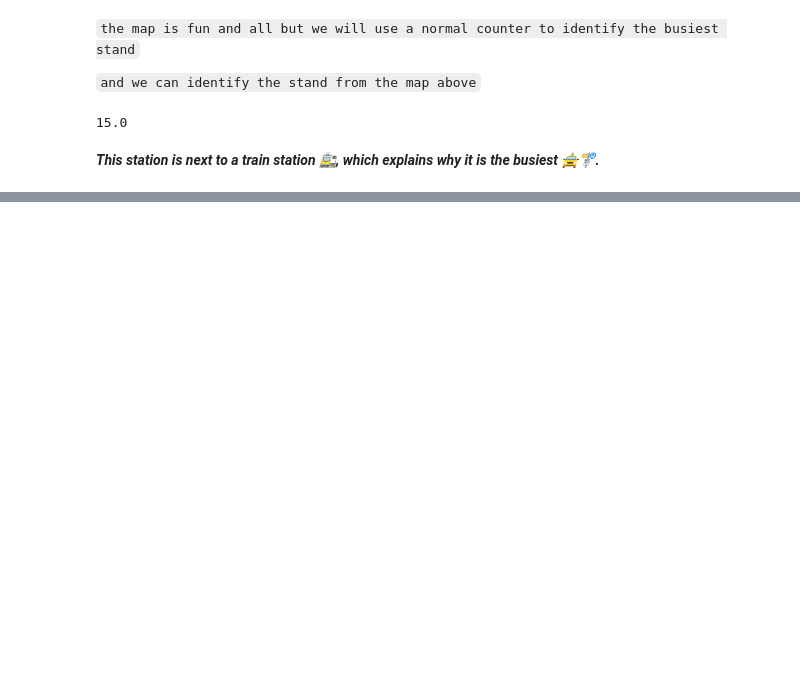
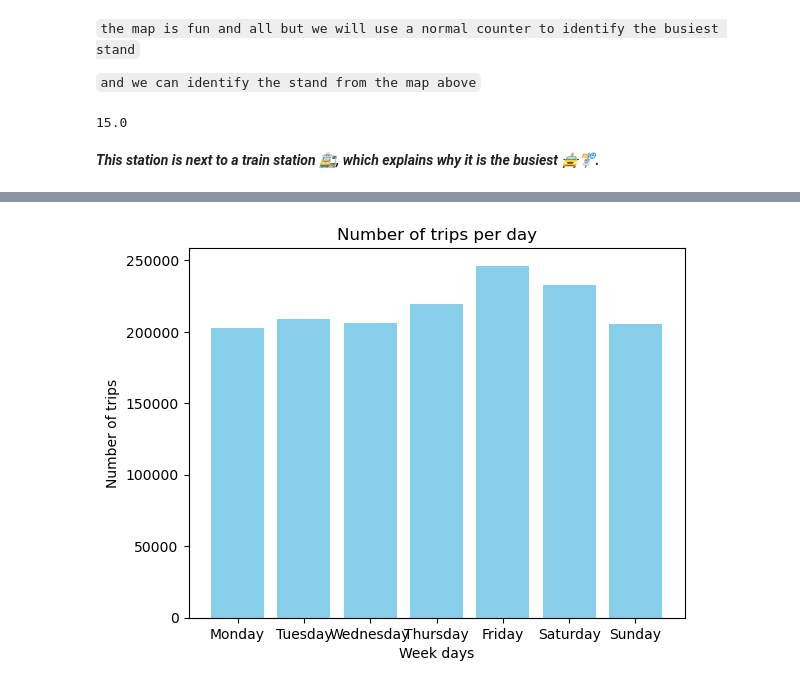
Before and after one commit to mahmoudnaif/Data-Sceince-Project, a Jupyter notebook: Testing.ipynb, the cells around one changed output, grey strips where cells are left out. Saved outputs shown, nothing was run; the diff lists cells and outputs as text; code cells hidden in the pictures; blank space fills up the shorter version.

```diff
--- a/Testing.ipynb
+++ b/Testing.ipynb
@@ -857,0 +896,7 @@ counter.idxmax()
+# %%
+trip_counts = df['datetime'].dt.day_name().value_counts().reindex(
+    ['Monday', 'Tuesday', 'Wednesday', 'Thursday', 'Friday', 'Saturday', 'Sunday']
+)
+barPlot(trip_counts.index,trip_counts.values,'Number of trips per day','Week days','Number of trips')
+# %% [output]
+[figure, added]
```
Also changed, not shown: parts of 17 cells of this notebook, 1 other file.
